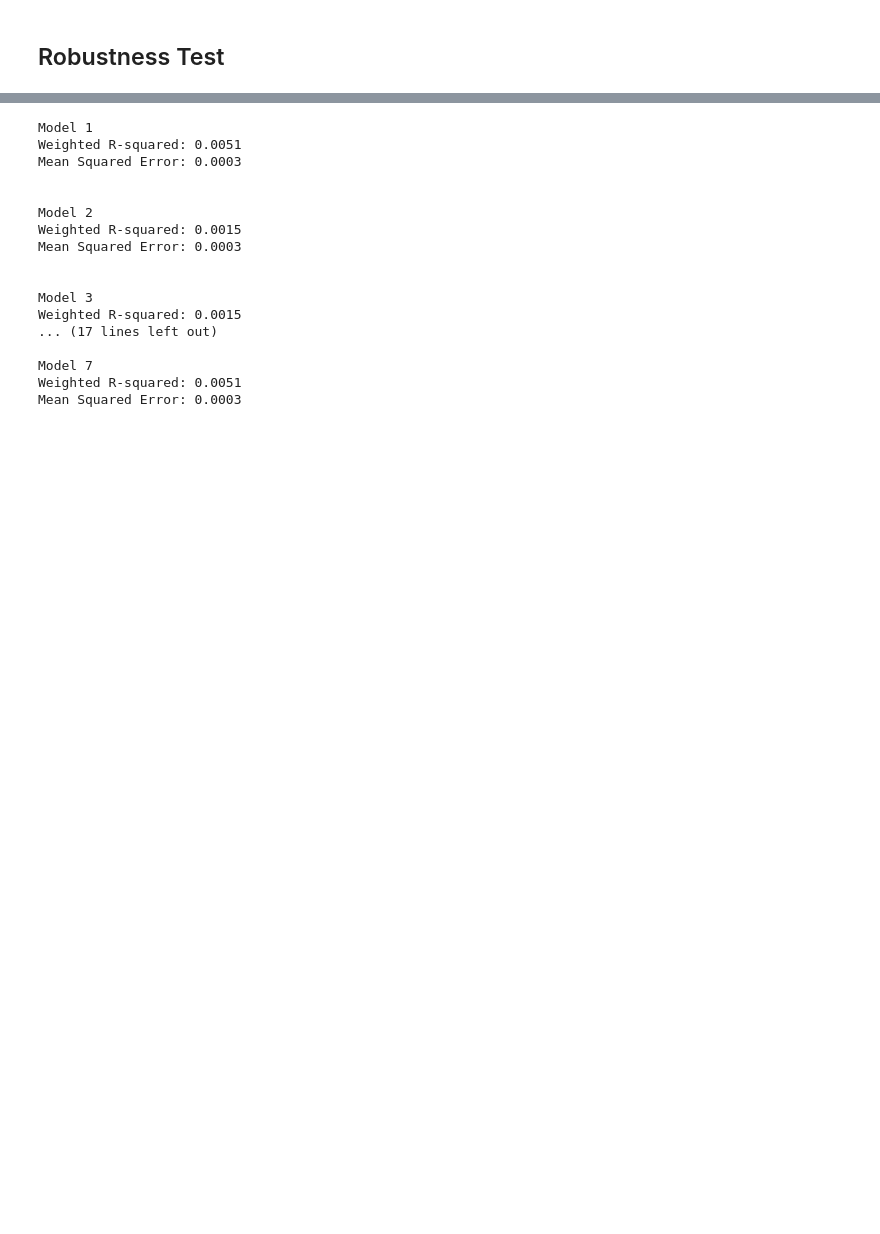
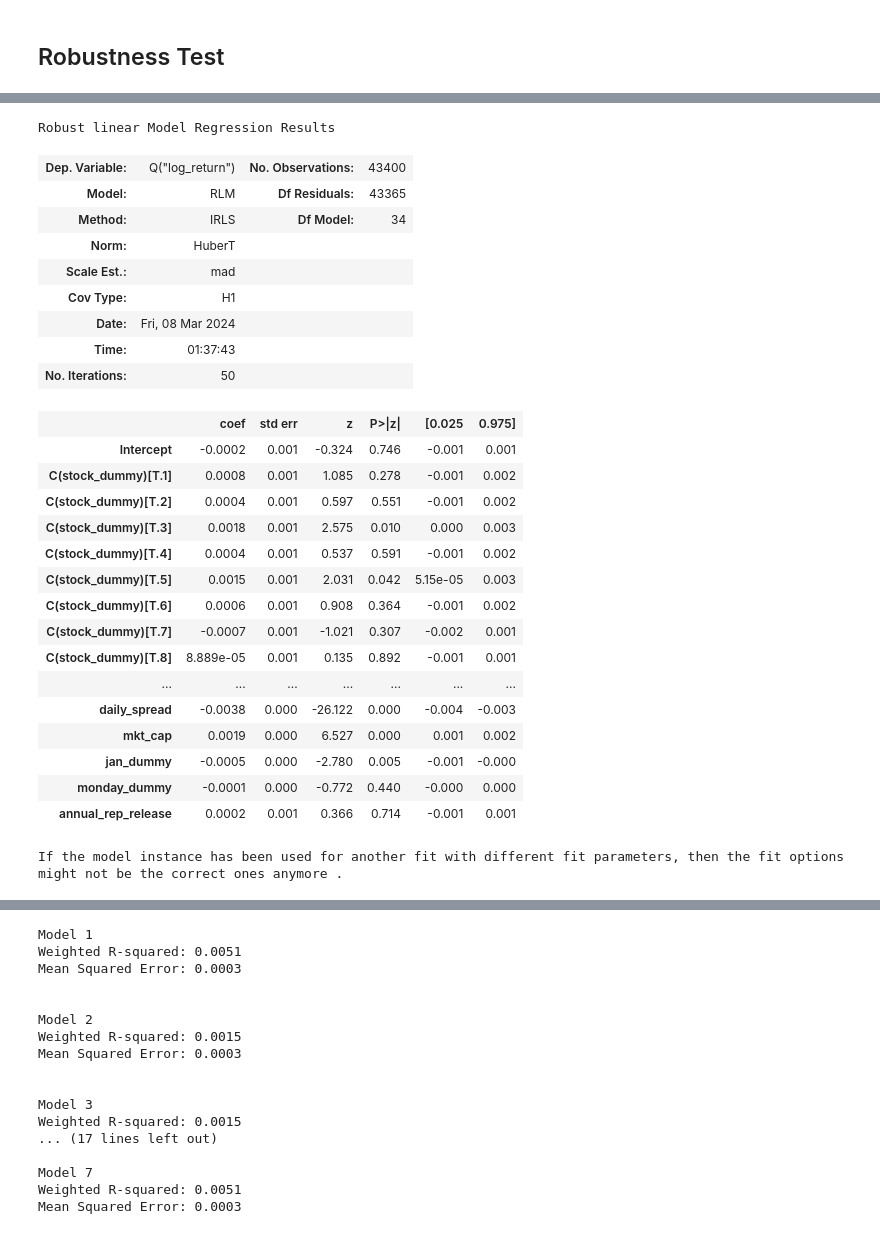
Before and after one commit to senaruetschlin/Investor_Attention, a Jupyter notebook: Stock_entire_analysis.ipynb, the cells around one changed output, grey strips where cells are left out. Drawn from its saved outputs; the diff is of its cells as text; code cells hidden in the pictures; blank space fills up the shorter version.

```diff
--- a/Stock_entire_analysis.ipynb
+++ b/Stock_entire_analysis.ipynb
@@ -1090,6 +1115,46 @@ Robust linear Model Regression Results
 | monday_dummy | 0.0004 | 0.000 | 3.211 | 0.001 | 0.000 | 0.001 |
 | annual_rep_release | -0.0002 | 0.000 | -0.480 | 0.631 | -0.001 | 0.001 |
 If the model instance has been used for another fit with different fit parameters, then the fit options might not be the correct ones anymore .
+# %%
+# data frame that excludes the data during COVID-19
+df_no_covid = df_scaled[df_scaled['date'] < '2020-03-01']
+
+# Define the formula
+formula = 'Q("log_return") ~ C(stock_dummy) + name_price_attention + C(stock_dummy) + volume + daily_spread + mkt_cap + jan_dummy + monday_dummy + annual_rep_release'
+
+# Fit the model using RLM for a robust regression
+model_no_covid = smf.rlm(formula, data=df_no_covid, M=sm.robust.norms.HuberT())
+results_no_covid = model_no_covid.fit()
+
+results_no_covid.summary()
+# %% [output]
+Robust linear Model Regression Results
+| Dep. Variable: | Q("log_return") | No. Observations: | 43400 |
+| Model: | RLM | Df Residuals: | 43365 |
+| Method: | IRLS | Df Model: | 34 |
+| Norm: | HuberT |  |  |
+| Scale Est.: | mad |  |  |
+| Cov Type: | H1 |  |  |
+| Date: | Fri, 08 Mar 2024 |  |  |
+| Time: | 01:37:43 |  |  |
+| No. Iterations: | 50 |  |  |
+|  | coef | std err | z | P>|z| | [0.025 | 0.975] |
+| Intercept | -0.0002 | 0.001 | -0.324 | 0.746 | -0.001 | 0.001 |
+| C(stock_dummy)[T.1] | 0.0008 | 0.001 | 1.085 | 0.278 | -0.001 | 0.002 |
+| C(stock_dummy)[T.2] | 0.0004 | 0.001 | 0.597 | 0.551 | -0.001 | 0.002 |
+| C(stock_dummy)[T.3] | 0.0018 | 0.001 | 2.575 | 0.010 | 0.000 | 0.003 |
+| C(stock_dummy)[T.4] | 0.0004 | 0.001 | 0.537 | 0.591 | -0.001 | 0.002 |
+| C(stock_dummy)[T.5] | 0.0015 | 0.001 | 2.031 | 0.042 | 5.15e-05 | 0.003 |
+| C(stock_dummy)[T.6] | 0.0006 | 0.001 | 0.908 | 0.364 | -0.001 | 0.002 |
+| C(stock_dummy)[T.7] | -0.0007 | 0.001 | -1.021 | 0.307 | -0.002 | 0.001 |
+| C(stock_dummy)[T.8] | 8.889e-05 | 0.001 | 0.135 | 0.892 | -0.001 | 0.001 |
+| ... | ... | ... | ... | ... | ... | ... |
+| daily_spread | -0.0038 | 0.000 | -26.122 | 0.000 | -0.004 | -0.003 |
+| mkt_cap | 0.0019 | 0.000 | 6.527 | 0.000 | 0.001 | 0.002 |
+| jan_dummy | -0.0005 | 0.000 | -2.780 | 0.005 | -0.001 | -0.000 |
+| monday_dummy | -0.0001 | 0.000 | -0.772 | 0.440 | -0.000 | 0.000 |
+| annual_rep_release | 0.0002 | 0.001 | 0.366 | 0.714 | -0.001 | 0.001 |
+If the model instance has been used for another fit with different fit parameters, then the fit options might not be the correct ones anymore .
 # %%
 # create a table that shows the results of all robust
 from statsmodels.iolib.summary2 import summary_col
```
Also changed, not shown: parts of 40 cells of this notebook.
